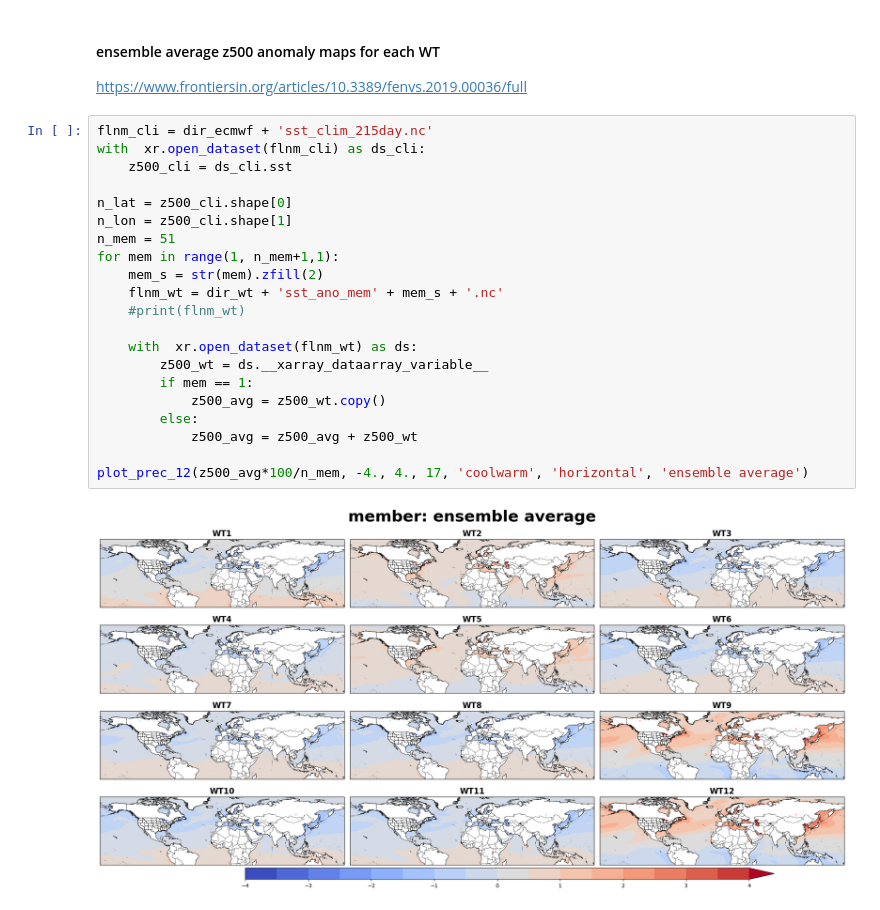
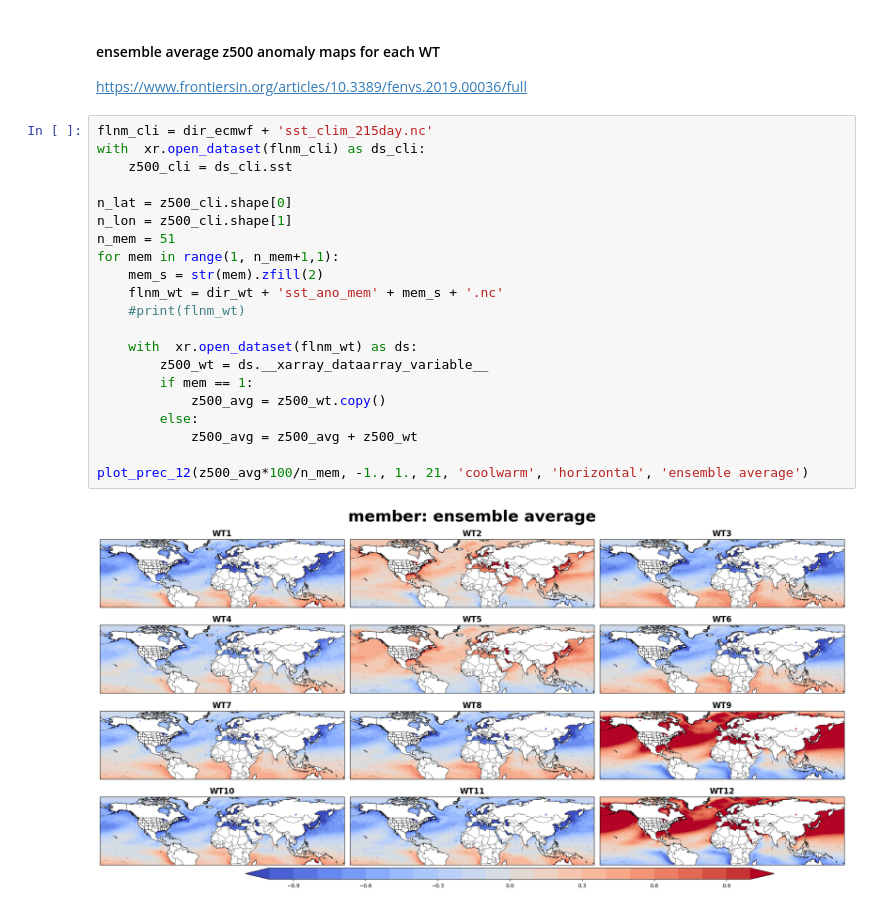
Before and after one commit to ming80302/COEXIST, a Jupyter notebook: sst_wt_ECMWF.ipynb, the cells around one changed output. Cells and saved outputs as stored; diff of their text form.

```diff
--- a/sst_wt_ECMWF.ipynb
+++ b/sst_wt_ECMWF.ipynb
@@ -283,23 +283,23 @@ https://www.frontiersin.org/articles/10.3389/fenvs.2019.00036/full
 # %%
 flnm_cli = dir_ecmwf + 'sst_clim_215day.nc'
 with  xr.open_dataset(flnm_cli) as ds_cli:
     z500_cli = ds_cli.sst
 
 n_lat = z500_cli.shape[0]
 n_lon = z500_cli.shape[1]
 n_mem = 51
 for mem in range(1, n_mem+1,1):
     mem_s = str(mem).zfill(2)
     flnm_wt = dir_wt + 'sst_ano_mem' + mem_s + '.nc'
     #print(flnm_wt)
 
     with  xr.open_dataset(flnm_wt) as ds:
         z500_wt = ds.__xarray_dataarray_variable__
         if mem == 1:
             z500_avg = z500_wt.copy()
         else:
             z500_avg = z500_avg + z500_wt
 
-plot_prec_12(z500_avg*100/n_mem, -4., 4., 17, 'coolwarm', 'horizontal', 'ensemble average')
+plot_prec_12(z500_avg*100/n_mem, -1., 1., 21, 'coolwarm', 'horizontal', 'ensemble average')
 # %% [output]
-[figure, old version]
+[figure, new version]
```
